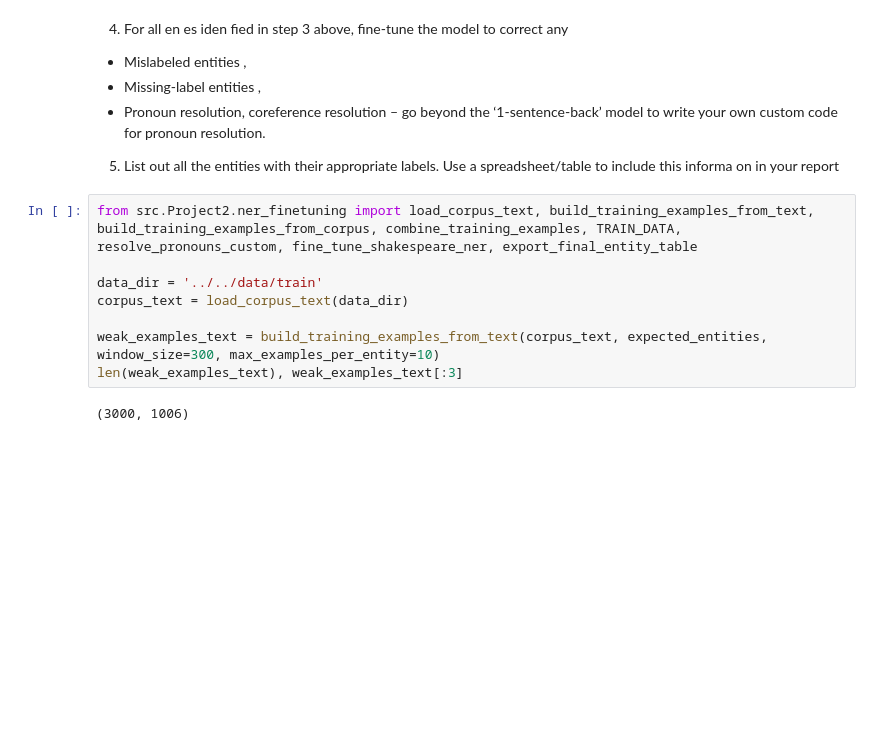
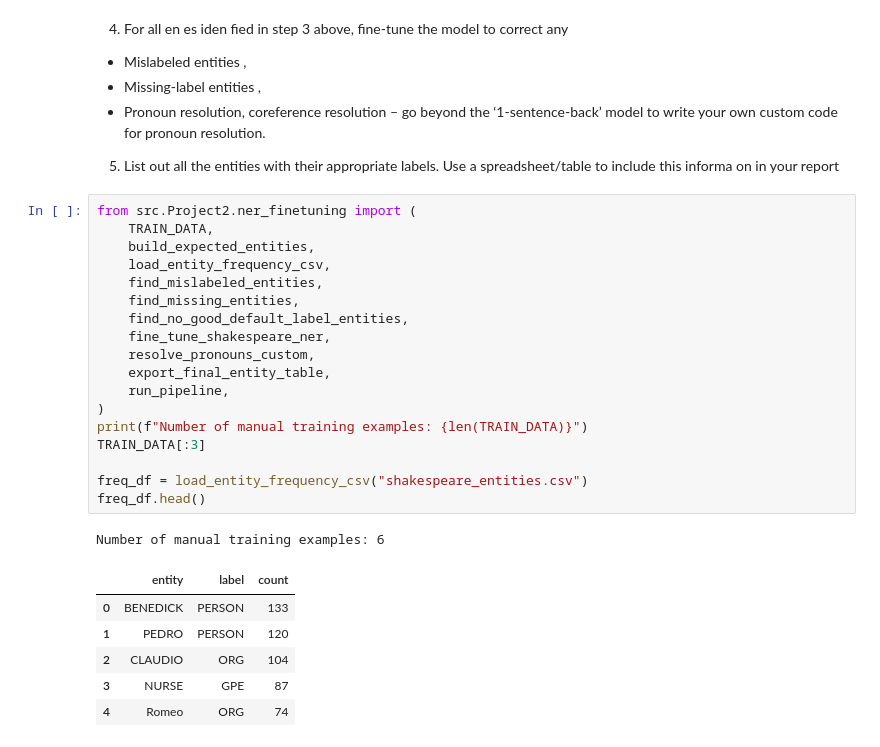
Before and after one commit to juvereturn05151/cs592-natural-language-processing, a Jupyter notebook: Chankasemporn_Ju-ve_CS592_NLP_Project/src/Project2/Project2Runner.ipynb, the cells around one changed output. Cells and saved outputs as stored; diff of their text form; blank space fills up the shorter version.

Commit message:
update ner finetuning

```diff
--- a/Chankasemporn_Ju-ve_CS592_NLP_Project/src/Project2/Project2Runner.ipynb
+++ b/Chankasemporn_Ju-ve_CS592_NLP_Project/src/Project2/Project2Runner.ipynb
@@ -76,13 +76,29 @@ BOTH MURDERERS     ORG      1 Role/stage-direction entity; spaCy default labels
 
 5. List out all the entities with their appropriate labels. Use a spreadsheet/table to include this informa on in your report
 # %%
-from src.Project2.ner_finetuning import load_corpus_text, build_training_examples_from_text, build_training_examples_from_corpus, combine_training_examples, TRAIN_DATA,  resolve_pronouns_custom, fine_tune_shakespeare_ner, export_final_entity_table
+from src.Project2.ner_finetuning import (
+    TRAIN_DATA,
+    build_expected_entities,
+    load_entity_frequency_csv,
+    find_mislabeled_entities,
+    find_missing_entities,
+    find_no_good_default_label_entities,
+    fine_tune_shakespeare_ner,
+    resolve_pronouns_custom,
+    export_final_entity_table,
+    run_pipeline,
+)
+print(f"Number of manual training examples: {len(TRAIN_DATA)}")
+TRAIN_DATA[:3]
 
-data_dir = '../../data/train'
-corpus_text = load_corpus_text(data_dir)
-
-weak_examples_text = build_training_examples_from_text(corpus_text, expected_entities, window_size=300, max_examples_per_entity=10)
-len(weak_examples_text), weak_examples_text[:3]
+freq_df = load_entity_frequency_csv("shakespeare_entities.csv")
+freq_df.head()
 # %% [output]
-(3000, 1006)
+Number of manual training examples: 6
+|  | entity | label | count |
+| 0 | BENEDICK | PERSON | 133 |
+| 1 | PEDRO | PERSON | 120 |
+| 2 | CLAUDIO | ORG | 104 |
+| 3 | NURSE | GPE | 87 |
+| 4 | Romeo | ORG | 74 |
 # %%
```
Also changed, not shown: parts of 5 cells of this notebook, 6 other files.
